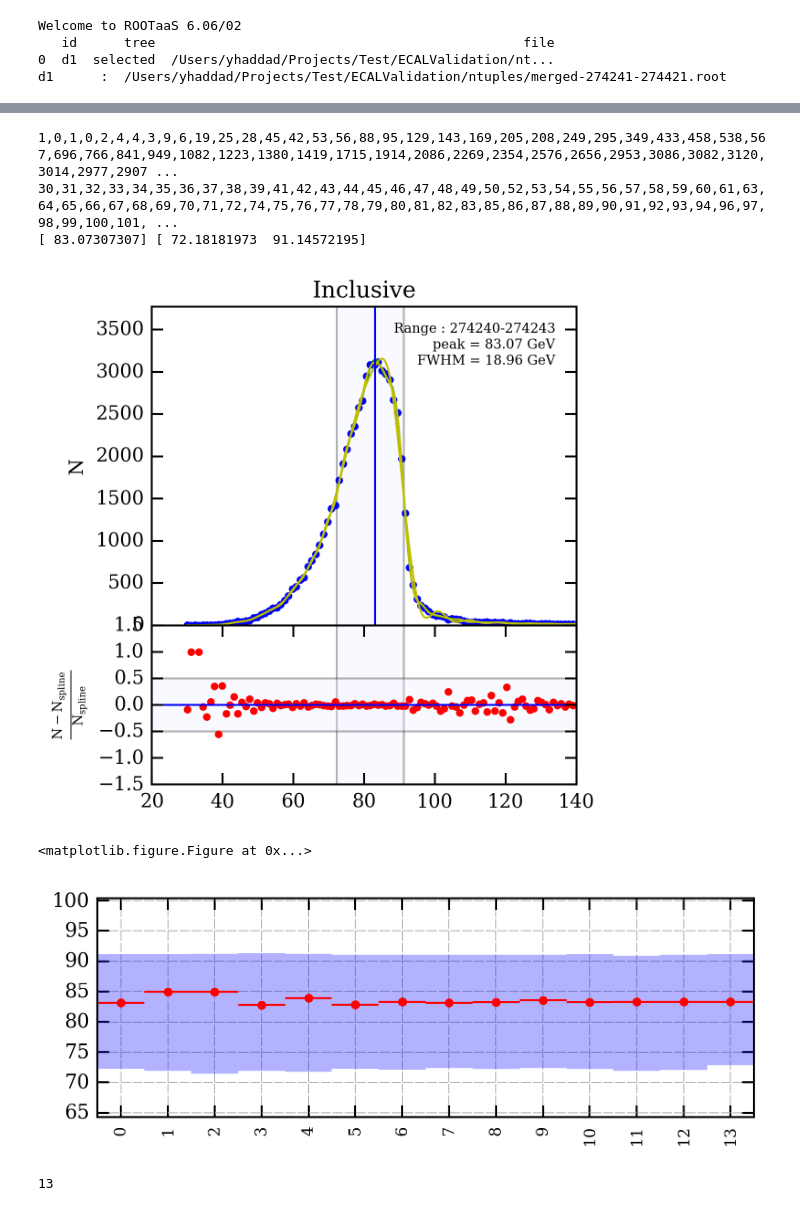
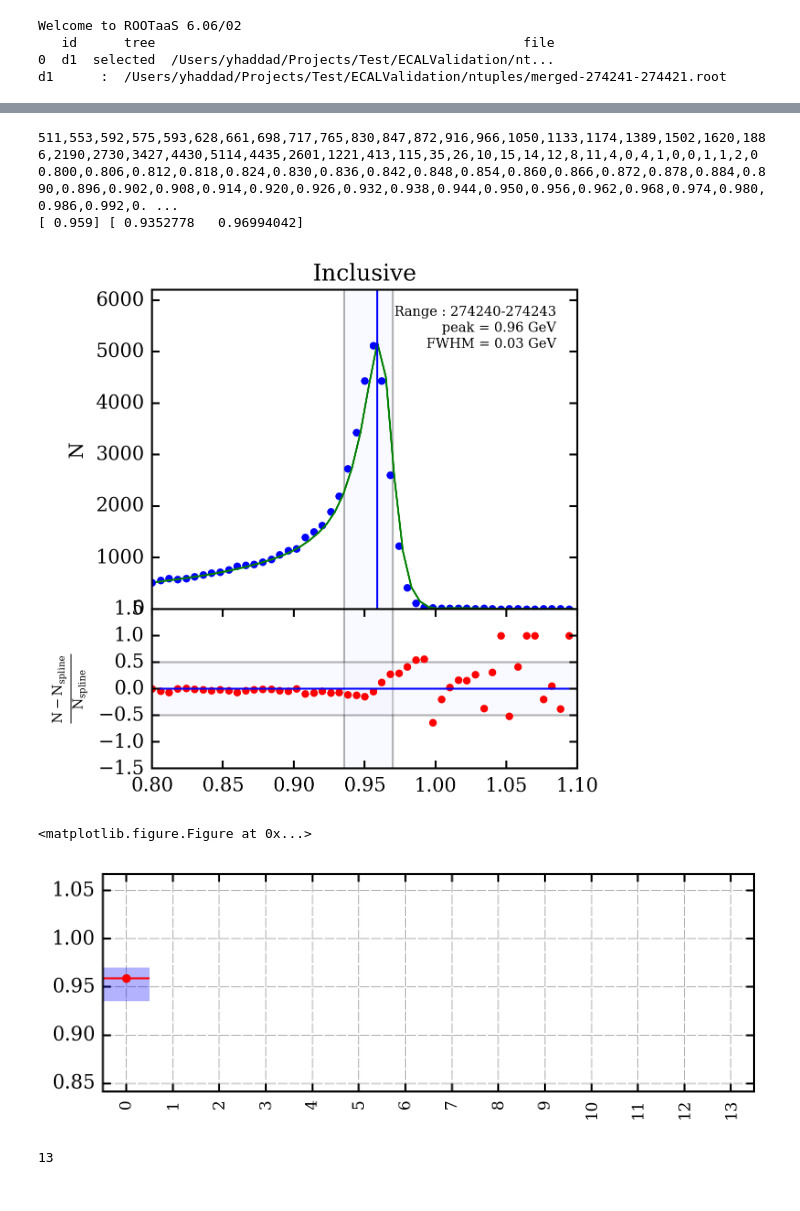
Before and after one commit to yhaddad/ECALValidation, a Jupyter notebook: MonitoringVariable.ipynb, the cells around one changed output, grey strips where cells are left out. Cells and saved outputs as stored; diff of their text form; code cells hidden in the pictures.

```diff
--- a/MonitoringVariable.ipynb
+++ b/MonitoringVariable.ipynb
@@ -60,10 +54,8 @@ import matplotlib.pyplot as plt
 import peakutils
 %matplotlib inline
 
+variable = {'name':'R9Ele', 'range': [0,1.2]}
 
-
-#variable = {'name':'invMass_SC_must_regrCorr_ele', 'range': [50,150]}
-variable = {'name':'invMass_fulle5x5', 'range': [30,140]}
 def bias_peak_monitor(xbin, hist, x, spl, label='', args = {}):
 
     fig = plt.figure(figsize=(4,4.5))
@@ -72,8 +64,8 @@ def bias_peak_monitor(xbin, hist, x, spl, label='', args = {}):
     maximum = args.get( 'maximum' , max(hist))
     peaks   = args.get( 'peaks'   ,[np.mean(hist)])
     roots   = args.get( 'roots'   ,[0,10])
-    spl_min = args.get( 'spl_min' )
-    spl_max = args.get( 'spl_max' )
+#     spl_min = args.get( 'spl_min' )
+#     spl_max = args.get( 'spl_max' )
     # ----------------------------------
     ax1 = plt.subplot2grid((3,1), (0,0),rowspan=2)
     ax1.set_title(args.get('title'  ,'Inclusive'))
@@ -91,8 +83,8 @@ def bias_peak_monitor(xbin, hist, x, spl, label='', args = {}):
             transform=ax1.transAxes,fontsize=7)
     ax1.plot(xbin[:-1], hist   , '.')
     ax1.plot(x        , spl(x)      )
-    ax1.plot(x        , spl_max(x), 'y-' )
-    ax1.plot(x        , spl_min(x), 'y-' )
+#     ax1.plot(x        , spl_max(x), 'y-' )
+#     ax1.plot(x        , spl_min(x), 'y-' )
     for p in peaks: ax1.axvline(x=p)
     ax1.axvspan(min(roots),max(roots), facecolor='#eeefff', alpha=0.3)
     plt.ylim([0,maximum*1.2])
@@ -118,9 +110,10 @@ def bias_peak_monitor(xbin, hist, x, spl, label='', args = {}):
     plt.savefig('log-plots/univariate-spline-' + label + '.png')
     plt.savefig('log-plots/univariate-spline-' + label + '.pdf')
 
-def find_FWHM(bins, hist, range, draw=True, label= ''):
-    t = np.linspace(range[0],range[1],1000)
+def find_FWHM(bins, hist, hist_range, draw=True, label= ''):
+    t = np.linspace(hist_range[0],hist_range[1],1000)
     x = [(bins[i+1]+bins[i])/2.0 for i in range(0,len(bins)-1)]
+    yerr = np.sqrt(hist)
     w = 1.0/yerr
     w[w == np.inf] = 0
     spl     = UnivariateSpline(x, hist, w=w)
@@ -139,45 +132,46 @@ def find_FWHM(bins, hist, range, draw=True, label= ''):
                                 args = {
                                     'maximum' : maximum,
                                     'roots'   : roots,
-                                    'peaks'   : peaks,
-                                    'spl_min' : spl_min,
-                                    'spl_max' : spl_max
+                                    'peaks'   : peaks
+#                     ,
+#                                     'spl_min' : spl_min,
+#                                     'spl_max' : spl_max
                                 })
 
     return peak, min(roots), max(roots)
 
 def sliced_data(data,variable,run_min,run_max):
     _data_ = data[np.logical_and(data['runNumber']>=run_min, data['runNumber']<=run_max)]
     _data_ =_data_[variables['name']]
     return _data_
 
 # def monitor_variable(data, variables, runranges)
 n = 0
 for index, row in run_ranges.iterrows():
     if n > 0 : continue
     _data_ = data[np.logical_and(data['runNumber']>=row.run_min, data['runNumber']<=row.run_max)][variable['name']]
-    #_data_ = _data_[:,0]
+    _data_ = _data_[:,0]
     run_ranges.loc[index,variable['name'] + '_mean'] = _data_.mean()
     run_ranges.loc[index,variable['name'] + '_std' ] = _data_.std()
     run_ranges.loc[index,variable['name'] + '_nevt'] = _data_.size
-    hist,bins = np.histogram(_data_, bins=100, range=variable['range'] )
+    hist,bins = np.histogram(_data_, bins=50, range=[0.8,1.1] )
     print ','.join(["%i"%x for x in hist])
-    print ','.join(["%i"%x for x in bins])
+    print ','.join(["%1.3f"%x for x in bins])
     peak, rn, rp, = find_FWHM(bins, hist,
-                              range=variable['range'],
+                              hist_range=variable['range'],
                               draw=True, label=str(run_ranges['run_number'][index]))
     run_ranges.loc[index,variable['name'] + '_fwhm_min'] = rn
     run_ranges.loc[index,variable['name'] + '_fwhm_max'] = rp
     run_ranges.loc[index,variable['name'] + '_peak'    ] = peak
     n = n + 1
 
 run_ranges[variable['name'] + '_sem'  ] = run_ranges[variable['name'] + '_mean']/np.sqrt(run_ranges[variable['name'] + '_nevt'])
 run_ranges[variable['name'] + '_stde' ] = run_ranges[variable['name'] + '_std' ]/np.sqrt(run_ranges[variable['name'] + '_nevt'])
 # %% [output]
-1,0,1,0,2,4,4,3,9,6,19,25,28,45,42,53,56,88,95,129,143,169,205,208,249,295,349,433,458,538,567,696,766,841,949,1082,1223,1380,1419,1715,1914,2086,2269,2354,2576,2656,2953,3086,3082,3120,3014,2977,2907 ...
-30,31,32,33,34,35,36,37,38,39,41,42,43,44,45,46,47,48,49,50,52,53,54,55,56,57,58,59,60,61,63,64,65,66,67,68,69,70,71,72,74,75,76,77,78,79,80,81,82,83,85,86,87,88,89,90,91,92,93,94,96,97,98,99,100,101, ...
-[ 83.07307307] [ 72.18181973  91.14572195]
+511,553,592,575,593,628,661,698,717,765,830,847,872,916,966,1050,1133,1174,1389,1502,1620,1886,2190,2730,3427,4430,5114,4435,2601,1221,413,115,35,26,10,15,14,12,8,11,4,0,4,1,0,0,1,1,2,0
+0.800,0.806,0.812,0.818,0.824,0.830,0.836,0.842,0.848,0.854,0.860,0.866,0.872,0.878,0.884,0.890,0.896,0.902,0.908,0.914,0.920,0.926,0.932,0.938,0.944,0.950,0.956,0.962,0.968,0.974,0.980,0.986,0.992,0. ...
+[ 0.959] [ 0.9352778   0.96994042]
-[figure, old version]
+[figure, new version]
 <matplotlib.figure.Figure at 0x...>
 # %%
 run_ranges['bin']       = range(0,run_ranges.shape[0])
@@ -250,7 +244,7 @@ ax.yaxis.grid(True, which="minor")
 plt.xticks(range(0,run_ranges.shape[0]),range(0,run_ranges.shape[0]))
 plt.show()
 # %% [output]
-[figure, old version]
+[figure, new version]
 # %%
 run_ranges['bin'].max()
 # %% [output]
```
Also changed, not shown: parts of 3 cells of this notebook, 4 other files.
